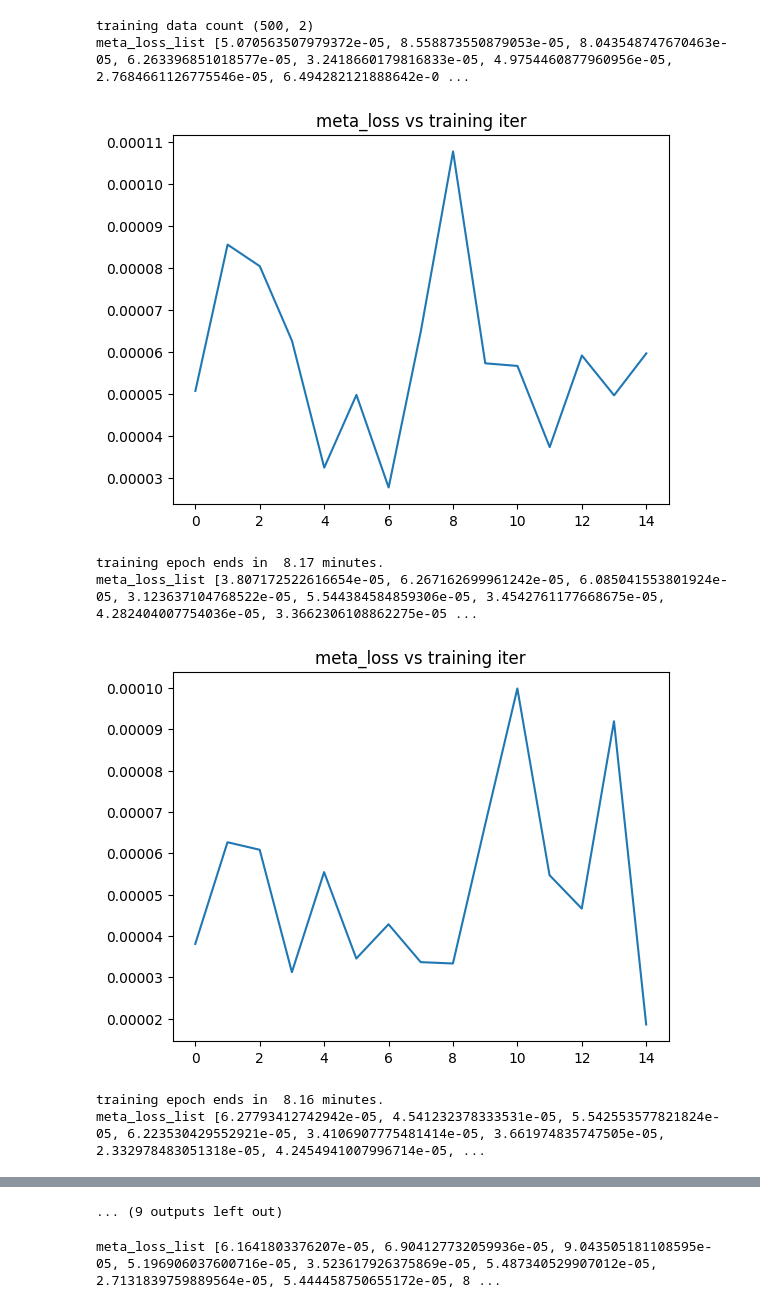
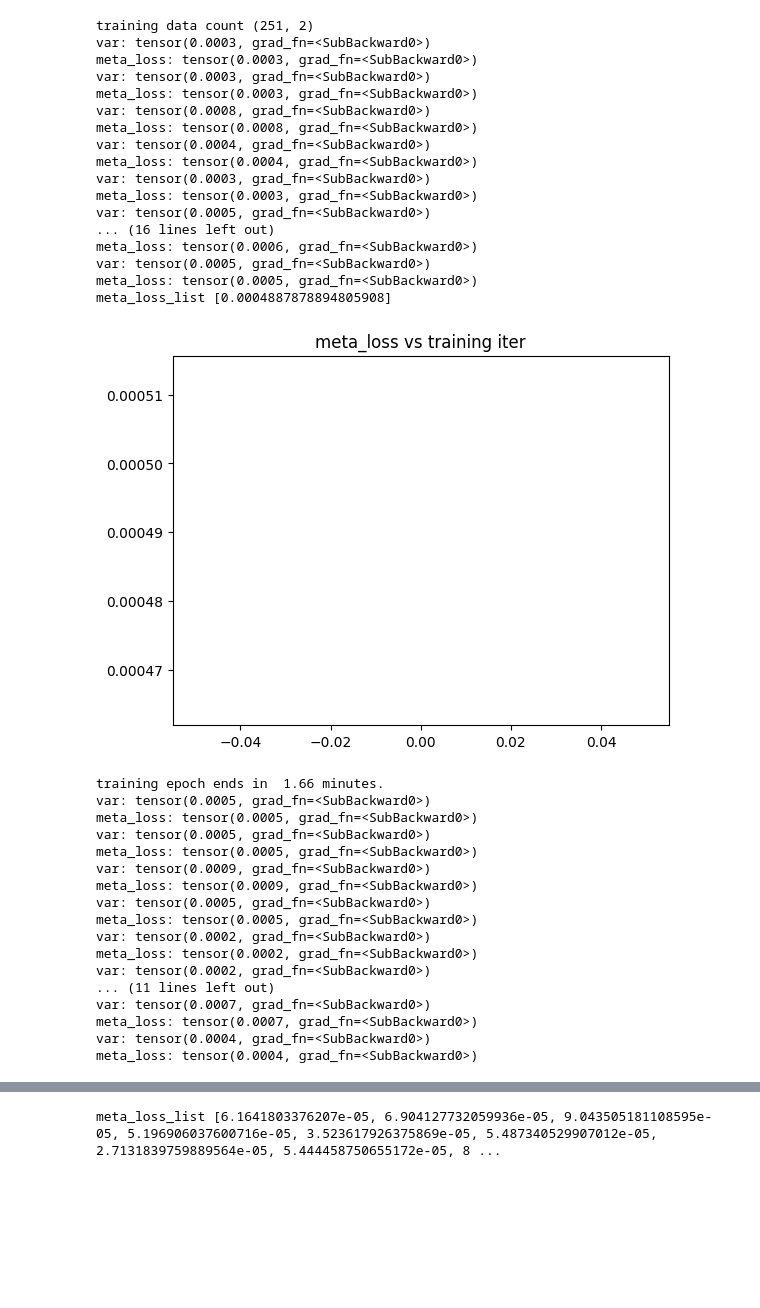
Before and after one commit to namkoong-lab/Adptive-Labeling, a Jupyter notebook: src/notebooks/Test pipeline.ipynb, the cells around one changed output, grey strips where cells are left out. Cells and saved outputs as stored; diff of their text form; code cells hidden in the pictures; blank space fills up the shorter version.

```diff
--- a/src/notebooks/Test pipeline.ipynb
+++ b/src/notebooks/Test pipeline.ipynb
@@ -28,36 +21,65 @@ import pipeline
 # %%
 #data generated from https://github.com/dakshmittal30/Adaptive_sampling/blob/49060b32a7c95ab5f8057ff593629d64ea411c14/src/notebooks/Dataset_generator.ipynb
 #predictor (a logistic regression) generated from https://github.com/dakshmittal30/Adaptive_sampling/blob/49060b32a7c95ab5f8057ff593629d64ea411c14/src/notebooks/Predictor.ipynb
 #biased data from https://github.com/dakshmittal30/Adaptive_sampling/blob/7cf3996c786ce33db90fcb7aef8584054169557c/src/notebooks/Selection_bias.ipynb
 directory = '/shared/share_mala/yuanzhe/adaptive_sampling/pipeline_datasets/'
 train_csv_name = directory + 'classifier_input_dim_1_train_init_data_mean_0.0ln_1.0sig_0.1no.2000.csv'
-train_csv_name = directory + '/biased_new/classifier_input_dim_1_train_init_data_mean_0.0ln_1.0sig_0.1no.2000_random_prop_score_selected_2_0.05__.csv'
+train_csv_name = directory +'/biased_new/classifier_input_dim_1_train_init_data_mean_0.0ln_1.0sig_0.1no.2000_random_prop_score_selected_2_16.0__.csv'
 test_csv_name = directory + 'classifier_input_dim_1_test_final_data_mean_0.0ln_1.0sig_0.1no.2000.csv'
 pool_csv_name = directory + 'classifier_input_dim_1_pool_data_mean_0.0ln_1.0sig_0.1no.2000.csv'
+device = torch.device("cuda" if torch.cuda.is_available() else "cpu")
 
 
 df_train = pd.read_csv(train_csv_name)
 print('training data count',df_train.shape)
 
+Z_dim = 8
 
 dataset_cfg = pipeline.DatasetConfig(train_csv_name, test_csv_name, pool_csv_name, "EVENT_LABEL")
 model_cfg = pipeline.ModelConfig(batch_size_train = 64, batch_size_test = 64, batch_size_query = 100, temp_k_subset = 0.1, hidden_sizes_weight_NN = [50,50], meta_opt_lr = 0.001, n_classes = 2, n_epoch = 10, init_train_lr = 0.001, init_train_weight_decay = 0.1, n_train_init = 20)
-train_cfg = pipeline.TrainConfig(n_train_iter = 15, n_ENN_iter = 15, ENN_opt_lr = 0.001, temp_var_recall = 0.4) #temp_var_recall is the new variable added here
-enn_cfg = pipeline.ENNConfig(basenet_hidden_sizes = [50,50],  exposed_layers = [False, True], z_dim = 8, learnable_epinet_hiddens = [15,15], hidden_sizes_prior = [5,5], seed_base = 2, seed_learnable_epinet = 1, seed_prior_epinet = 0, alpha = 0.1)
+train_cfg = pipeline.TrainConfig(n_train_iter = 1, n_ENN_iter = 15, ENN_opt_lr = 0.001, temp_var_recall = 0.4, z_dim = Z_dim, N_iter = 100) #temp_var_recall is the new variable added here
+enn_cfg = pipeline.ENNConfig(basenet_hidden_sizes = [50,50],  exposed_layers = [False, True], z_dim = Z_dim, learnable_epinet_hiddens = [15,15], hidden_sizes_prior = [5,5], seed_base = 2, seed_learnable_epinet = 1, seed_prior_epinet = 0, alpha = 0.1)
 
 
 model_predictor = torch.jit.load(directory + 'predictor.pt')
 model_predictor.eval()
 
 # Example usage
 #need to add ``pipeline.'' in the below command; I didn't add it so that I can debug more easily
-experiment(dataset_cfg, model_cfg, train_cfg, enn_cfg, model_predictor, if_print = 1)
+pipeline.experiment(dataset_cfg, model_cfg, train_cfg, enn_cfg, model_predictor, device = device, if_print = 1)
 # %% [output]
-training data count (500, 2)
-meta_loss_list [5.070563507979372e-05, 8.558873550879053e-05, 8.043548747670463e-05, 6.263396851018577e-05, 3.2418660179816833e-05, 4.9754460877960956e-05, 2.7684661126775546e-05, 6.494282121888642e-0 ...
+training data count (251, 2)
+var: tensor(0.0003, grad_fn=<SubBackward0>)
+meta_loss: tensor(0.0003, grad_fn=<SubBackward0>)
+var: tensor(0.0003, grad_fn=<SubBackward0>)
+meta_loss: tensor(0.0003, grad_fn=<SubBackward0>)
+var: tensor(0.0008, grad_fn=<SubBackward0>)
+meta_loss: tensor(0.0008, grad_fn=<SubBackward0>)
+var: tensor(0.0004, grad_fn=<SubBackward0>)
+meta_loss: tensor(0.0004, grad_fn=<SubBackward0>)
+var: tensor(0.0003, grad_fn=<SubBackward0>)
+meta_loss: tensor(0.0003, grad_fn=<SubBackward0>)
+var: tensor(0.0005, grad_fn=<SubBackward0>)
+... (16 lines left out)
+meta_loss: tensor(0.0006, grad_fn=<SubBackward0>)
+var: tensor(0.0005, grad_fn=<SubBackward0>)
+meta_loss: tensor(0.0005, grad_fn=<SubBackward0>)
+meta_loss_list [0.0004887878894805908]
-[figure, old version]
+[figure, new version]
-training epoch ends in  8.17 minutes.
-meta_loss_list [3.807172522616654e-05, 6.267162699961242e-05, 6.085041553801924e-05, 3.123637104768522e-05, 5.544384584859306e-05, 3.4542761177668675e-05, 4.282404007754036e-05, 3.3662306108862275e-05 ...
+training epoch ends in  1.66 minutes.
+var: tensor(0.0005, grad_fn=<SubBackward0>)
+meta_loss: tensor(0.0005, grad_fn=<SubBackward0>)
+var: tensor(0.0005, grad_fn=<SubBackward0>)
+meta_loss: tensor(0.0005, grad_fn=<SubBackward0>)
+var: tensor(0.0009, grad_fn=<SubBackward0>)
+meta_loss: tensor(0.0009, grad_fn=<SubBackward0>)
+var: tensor(0.0005, grad_fn=<SubBackward0>)
+meta_loss: tensor(0.0005, grad_fn=<SubBackward0>)
+var: tensor(0.0002, grad_fn=<SubBackward0>)
+meta_loss: tensor(0.0002, grad_fn=<SubBackward0>)
+var: tensor(0.0002, grad_fn=<SubBackward0>)
+... (11 lines left out)
+var: tensor(0.0007, grad_fn=<SubBackward0>)
+meta_loss: tensor(0.0007, grad_fn=<SubBackward0>)
+var: tensor(0.0004, grad_fn=<SubBackward0>)
+meta_loss: tensor(0.0004, grad_fn=<SubBackward0>)
-[figure, removed]
-training epoch ends in  8.16 minutes.
-meta_loss_list [6.27793412742942e-05, 4.541232378333531e-05, 5.542553577821824e-05, 6.223530429552921e-05, 3.4106907775481414e-05, 3.661974835747505e-05, 2.332978483051318e-05, 4.2454941007996714e-05, ...
@@ -74,4 +86,3 @@ meta_loss_list [4.099337755633127e-05, 8.87484170459976e-05, 5.809990775591594e-
-... (9 outputs left out)
 # %%
 #%load_ext line_profiler
 #profiling code - check which part
```
Also changed, not shown: parts of 2 cells of this notebook.
